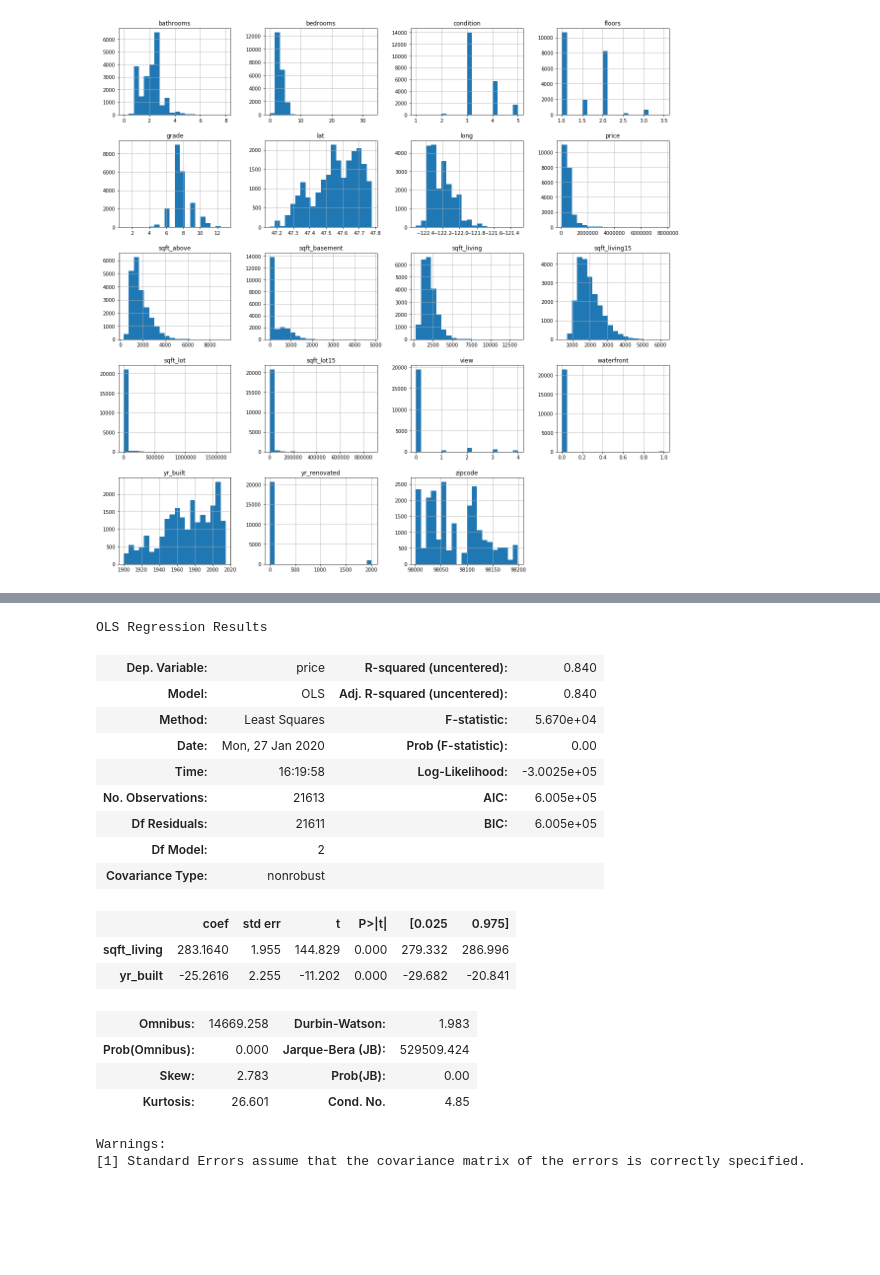
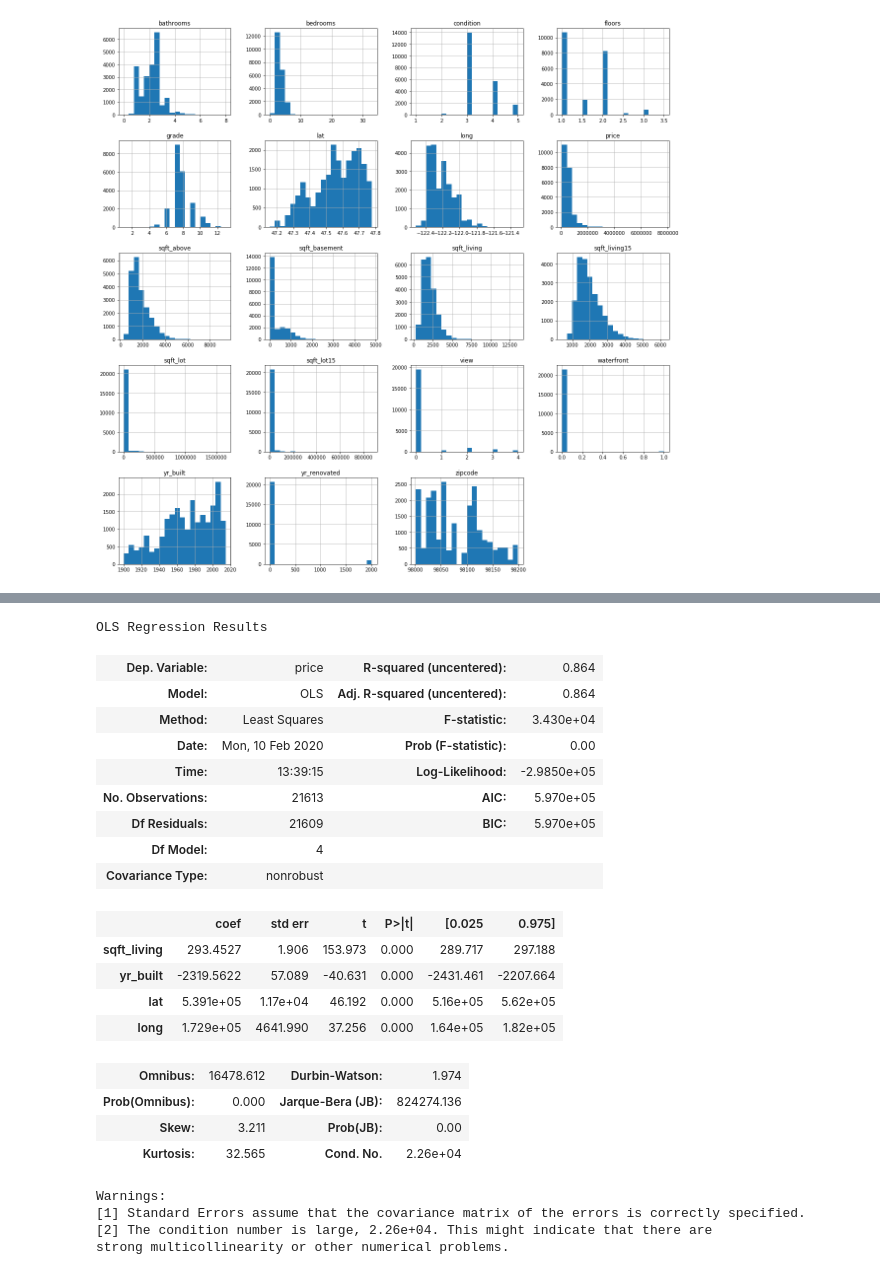
Before and after one commit to ajwal14/Springboard-DSBC, a Jupyter notebook: housing_data.ipynb, the cells around one changed output, grey strips where cells are left out. Cells and saved outputs as stored; diff of their text form; code cells hidden in the pictures; blank space fills up the shorter version.

```diff
--- a/housing_data.ipynb
+++ b/housing_data.ipynb
@@ -23,3 +25,6 @@ df
 | 21611 | 291310100 | 20150116T000000 | 400000.0 | 3 | 2.50 | 1600 | 2388 | 2.0 | 0 | 0 | ... |
 | 21612 | 1523300157 | 20141015T000000 | 325000.0 | 2 | 0.75 | 1020 | 1076 | 2.0 | 0 | 0 | ... |
 21613 rows × 21 columns
+# %%
+df['log_price'] = np.log(df.price)
+df
@@ -116,29 +239,31 @@ h = df1.hist(bins=20,figsize=(20,20),xlabelsize='10',ylabelsize='10',xrot=0)
 # %%
-import statsmodels.api as sm
-
-X = df[['sqft_living', 'yr_built']]
+X = df[['sqft_living', 'yr_built','lat','long']]
 y = df['price']
 
 model = sm.OLS(y, X).fit()
 predictions = model.predict(X)
 model.summary()
 # %% [output]
 OLS Regression Results
-| Dep. Variable: | price | R-squared (uncentered): | 0.840 |
-| Model: | OLS | Adj. R-squared (uncentered): | 0.840 |
-| Method: | Least Squares | F-statistic: | 5.670e+04 |
-| Date: | Mon, 27 Jan 2020 | Prob (F-statistic): | 0.00 |
-| Time: | 16:19:58 | Log-Likelihood: | -3.0025e+05 |
-| No. Observations: | 21613 | AIC: | 6.005e+05 |
-| Df Residuals: | 21611 | BIC: | 6.005e+05 |
-| Df Model: | 2 |  |  |
+| Dep. Variable: | price | R-squared (uncentered): | 0.864 |
+| Model: | OLS | Adj. R-squared (uncentered): | 0.864 |
+| Method: | Least Squares | F-statistic: | 3.430e+04 |
+| Date: | Mon, 10 Feb 2020 | Prob (F-statistic): | 0.00 |
+| Time: | 13:39:15 | Log-Likelihood: | -2.9850e+05 |
+| No. Observations: | 21613 | AIC: | 5.970e+05 |
+| Df Residuals: | 21609 | BIC: | 5.970e+05 |
+| Df Model: | 4 |  |  |
 | Covariance Type: | nonrobust |  |  |
 |  | coef | std err | t | P>|t| | [0.025 | 0.975] |
-| sqft_living | 283.1640 | 1.955 | 144.829 | 0.000 | 279.332 | 286.996 |
-| yr_built | -25.2616 | 2.255 | -11.202 | 0.000 | -29.682 | -20.841 |
+| sqft_living | 293.4527 | 1.906 | 153.973 | 0.000 | 289.717 | 297.188 |
+| yr_built | -2319.5622 | 57.089 | -40.631 | 0.000 | -2431.461 | -2207.664 |
+| lat | 5.391e+05 | 1.17e+04 | 46.192 | 0.000 | 5.16e+05 | 5.62e+05 |
+| long | 1.729e+05 | 4641.990 | 37.256 | 0.000 | 1.64e+05 | 1.82e+05 |
-| Omnibus: | 14669.258 | Durbin-Watson: | 1.983 |
-| Prob(Omnibus): | 0.000 | Jarque-Bera (JB): | 529509.424 |
-| Skew: | 2.783 | Prob(JB): | 0.00 |
-| Kurtosis: | 26.601 | Cond. No. | 4.85 |
+| Omnibus: | 16478.612 | Durbin-Watson: | 1.974 |
+| Prob(Omnibus): | 0.000 | Jarque-Bera (JB): | 824274.136 |
+| Skew: | 3.211 | Prob(JB): | 0.00 |
+| Kurtosis: | 32.565 | Cond. No. | 2.26e+04 |
 Warnings:
 [1] Standard Errors assume that the covariance matrix of the errors is correctly specified.
+[2] The condition number is large, 2.26e+04. This might indicate that there are
+strong multicollinearity or other numerical problems.
```
Also changed, not shown: parts of 19 cells of this notebook.
